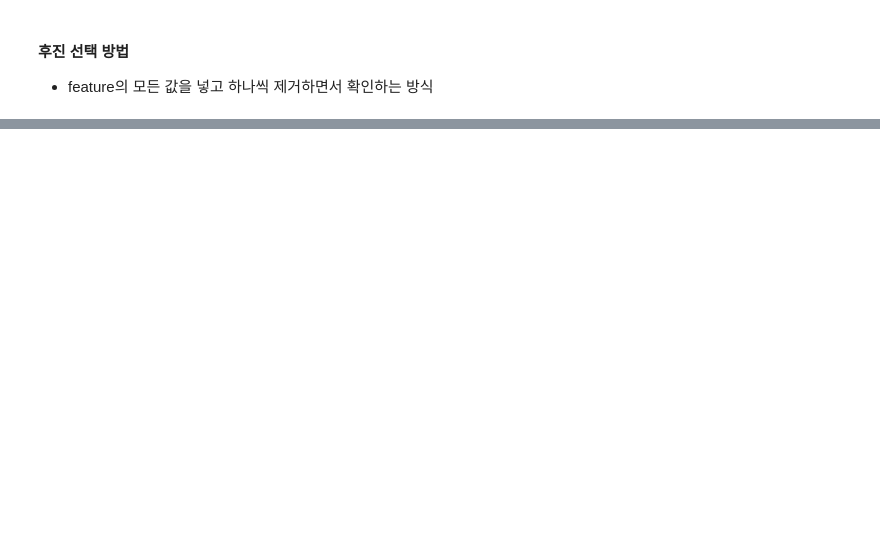
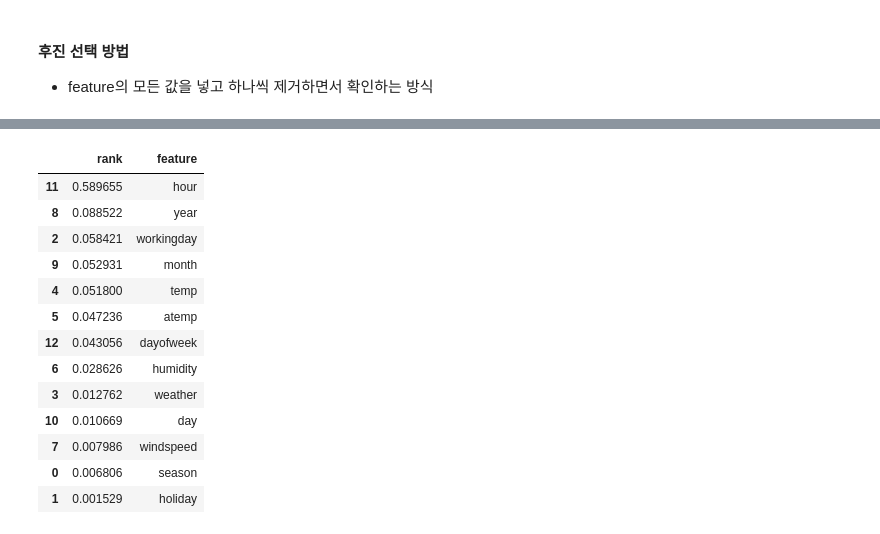
Before and after one commit to hayuen/ML, a Jupyter notebook: 1.ML/6.회귀 및 평가지표/4.feature selection(변수 선택법).ipynb, the cells around one changed output, grey strips where cells are left out. Cells and saved outputs as stored; diff of their text form; code cells hidden in the pictures; blank space fills up the shorter version.

```diff
--- a/1.ML/6.회귀 및 평가지표/4.feature selection(변수 선택법).ipynb
+++ b/1.ML/6.회귀 및 평가지표/4.feature selection(변수 선택법).ipynb
@@ -238,0 +305,20 @@ result_df
+# %%
+d = pd.DataFrame()
+d['rank'] = model.feature_importances_
+d['feature'] = X_train.columns
+d.sort_values(by='rank', ascending=False) #내림차순
+# %% [output]
+|  | rank | feature |
+| 11 | 0.589655 | hour |
+| 8 | 0.088522 | year |
+| 2 | 0.058421 | workingday |
+| 9 | 0.052931 | month |
+| 4 | 0.051800 | temp |
+| 5 | 0.047236 | atemp |
+| 12 | 0.043056 | dayofweek |
+| 6 | 0.028626 | humidity |
+| 3 | 0.012762 | weather |
+| 10 | 0.010669 | day |
+| 7 | 0.007986 | windspeed |
+| 0 | 0.006806 | season |
+| 1 | 0.001529 | holiday |
```
Also changed, not shown: parts of 10 cells of this notebook, 9 other files.
